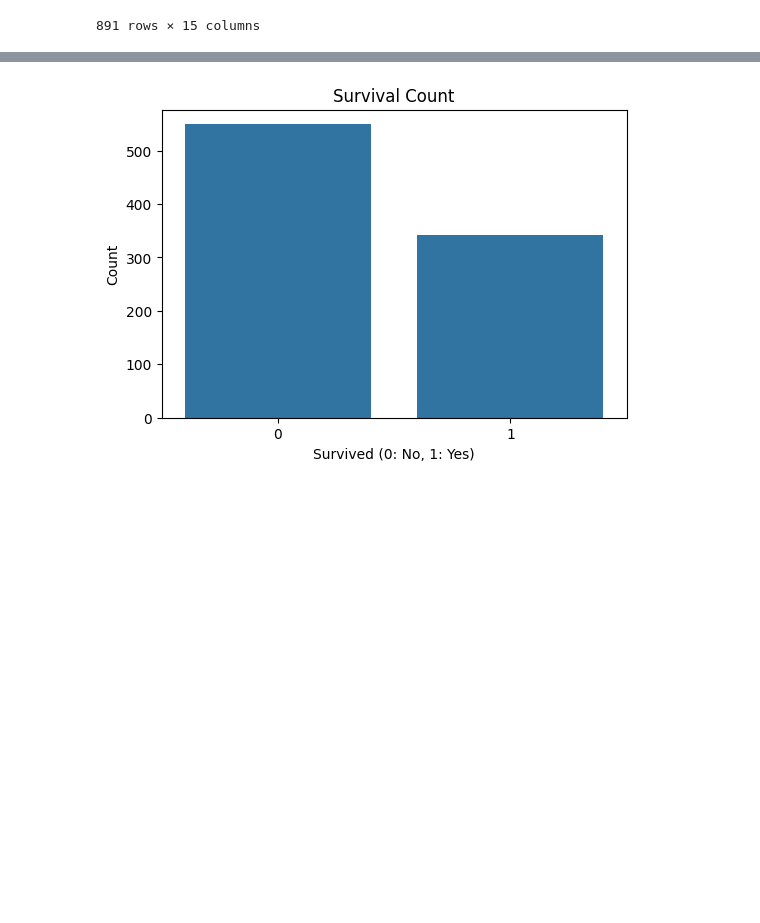
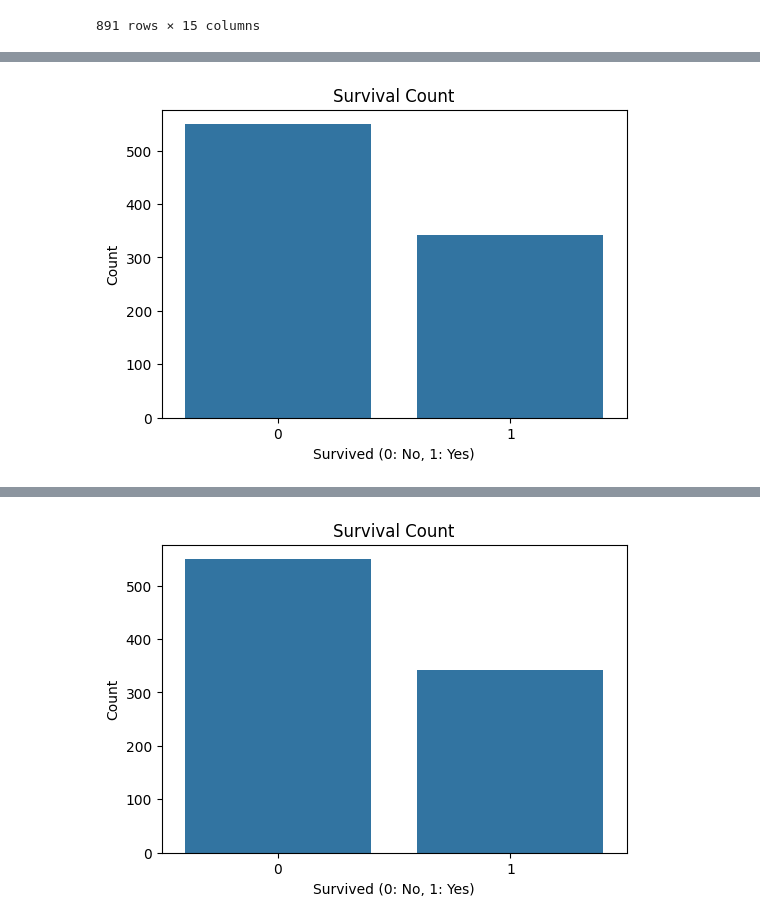
Before and after one commit to A-I-eXplorers/LeeChungHee, a Jupyter notebook: Data_Preprocessing/01.Titanic.ipynb, the cells around one changed output, grey strips where cells are left out. Drawn from its saved outputs; the diff is of its cells as text; code cells hidden in the pictures; blank space fills up the shorter version.

```diff
--- a/Data_Preprocessing/01.Titanic.ipynb
+++ b/Data_Preprocessing/01.Titanic.ipynb
@@ -19,3 +19,10 @@ df
 | 889 | 1 | 1 | male | 26.0 | 0 | 0 | 30.0000 | C | First | man | ... |
 | 890 | 0 | 3 | male | 32.0 | 0 | 0 | 7.7500 | Q | Third | man | ... |
 891 rows × 15 columns
+# %%
+import pandas as pd
+import numpy as np
+import seaborn as sns
+
+df = pd.read_csv('https://raw.githubusercontent.com/mwaskom/seaborn-data/master/titanic.csv')
+df
@@ -21,0 +43,10 @@ df
+# %%
+from matplotlib import pyplot as plt
+plt.figure(figsize=(6, 4))
+sns.countplot(data=df, x="survived")
+plt.title("Survival Count")
+plt.xlabel("Survived (0: No, 1: Yes)")
+plt.ylabel("Count")
+plt.show()
+# %% [output]
+[figure, added]
```
Also changed, not shown: parts of 16 cells of this notebook.
